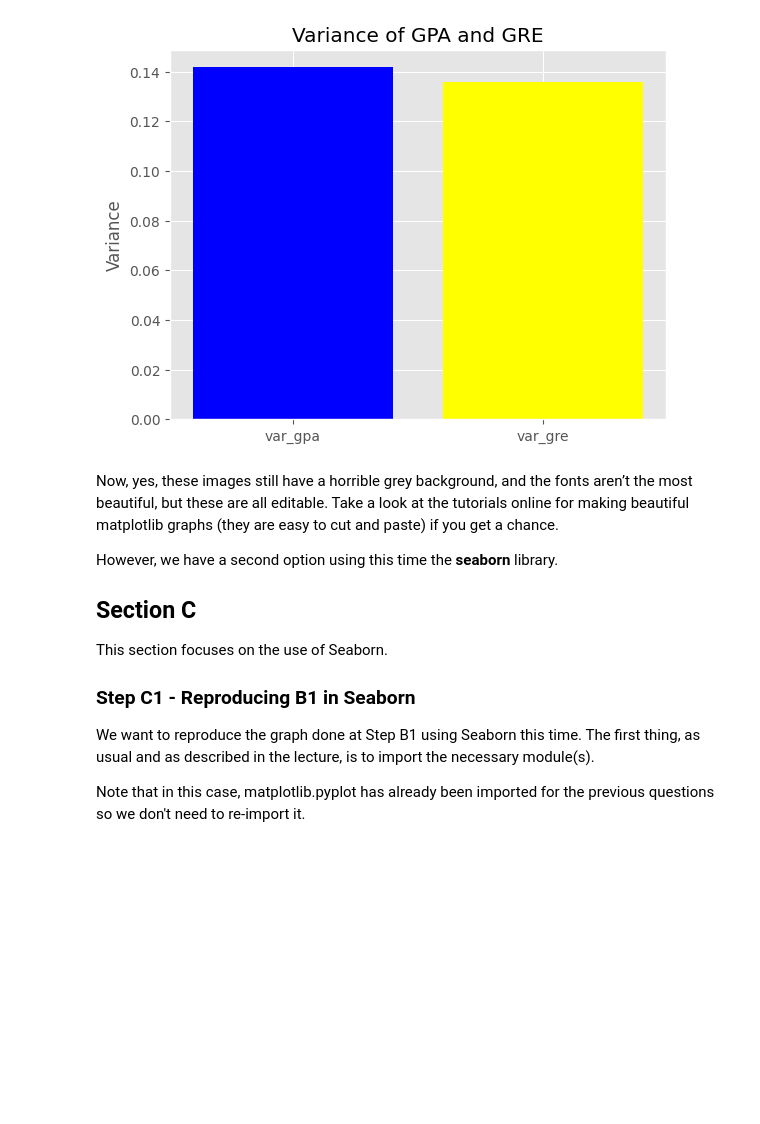
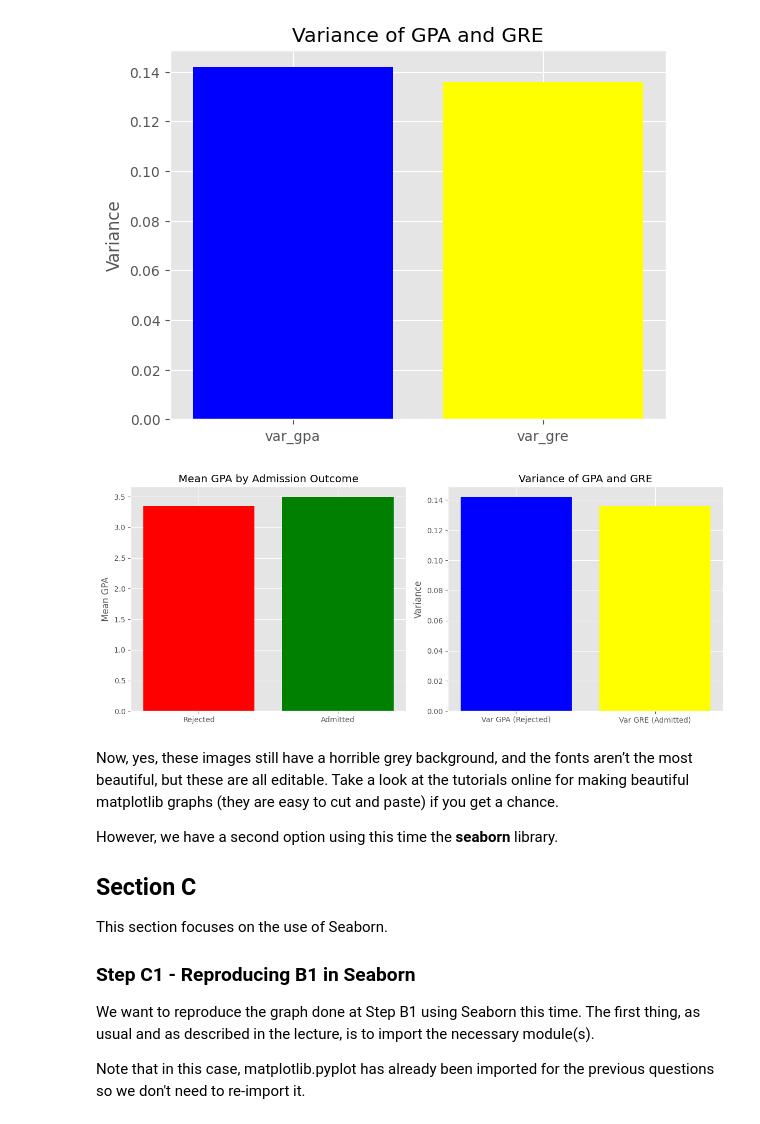
Before and after one commit to shreyuu/UoN-Business-Analytics, a Jupyter notebook: FBA/FBA_Week_09_Python_Practice.ipynb, the cells around one changed output. Saved outputs shown, nothing was run; the diff lists cells and outputs as text; code cells hidden in the pictures; blank space fills up the shorter version.

```diff
--- a/FBA/FBA_Week_09_Python_Practice.ipynb
+++ b/FBA/FBA_Week_09_Python_Practice.ipynb
@@ -588,6 +588,43 @@ plt.title('Variance of GPA and GRE')
 plt.show()
 # %% [output]
 [figure]
+# %%
+import matplotlib.pyplot as plt
+import numpy as np
+
+# Sample data for demonstration
+# Replace neg and pos with your actual dataframes
+# mean GPA
+mean_gpa_rejected = neg['gpa'].mean()
+mean_gpa_admitted = pos['gpa'].mean()
+gpa_values = [mean_gpa_rejected, mean_gpa_admitted]
+
+# Variance GPA and GRE
+var_gpa = np.var(neg['gpa'])
+var_gre = np.var(pos['gpa'])
+values = [var_gpa, var_gre]
+
+# Create a figure with 1 row, 2 columns
+fig, axes = plt.subplots(1, 2, figsize=(12, 5))
+
+# First subplot: Mean GPA
+axes[0].bar([0, 1], gpa_values, color=['red', 'green'], align='center')
+axes[0].set_xticks([0, 1])
+axes[0].set_xticklabels(['Rejected', 'Admitted'])
+axes[0].set_ylabel('Mean GPA')
+axes[0].set_title('Mean GPA by Admission Outcome')
+
+# Second subplot: Variance
+axes[1].bar([0, 1], values, color=['blue', 'yellow'], align='center')
+axes[1].set_xticks([0, 1])
+axes[1].set_xticklabels(['Var GPA (Rejected)', 'Var GRE (Admitted)'])
+axes[1].set_ylabel('Variance')
+axes[1].set_title('Variance of GPA and GRE')
+
+plt.tight_layout()
+plt.show()
+# %% [output]
+[figure, added]
 # %% [markdown]
 Now, yes, these images still have a horrible grey background, and the fonts aren’t the most beautiful, but these are all editable. Take a look at the tutorials online for making beautiful matplotlib graphs (they are easy to cut and paste) if you get a chance.
 
```
